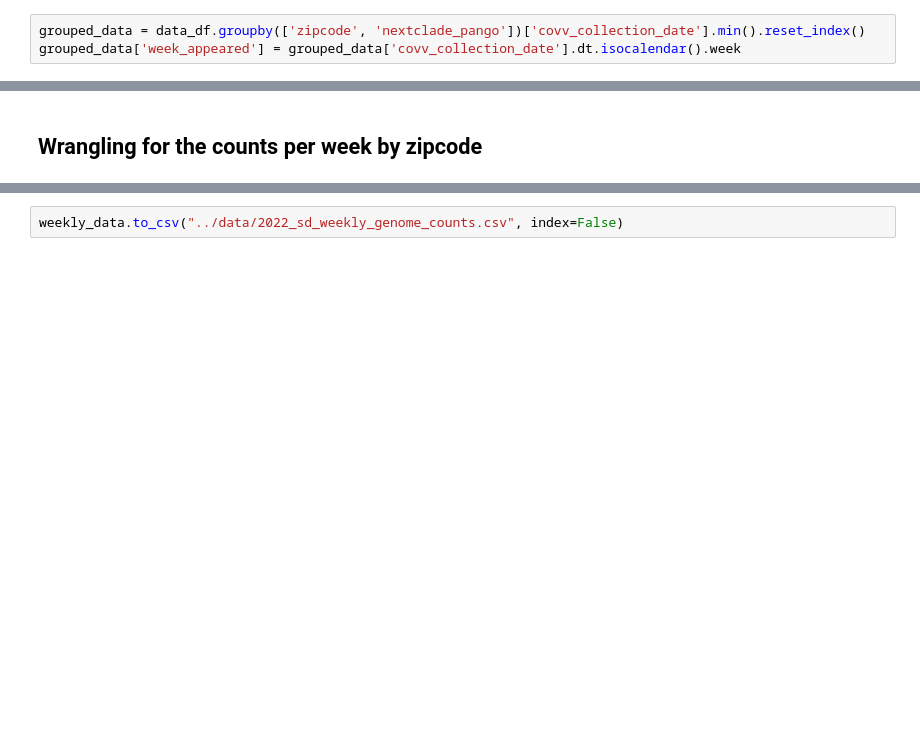
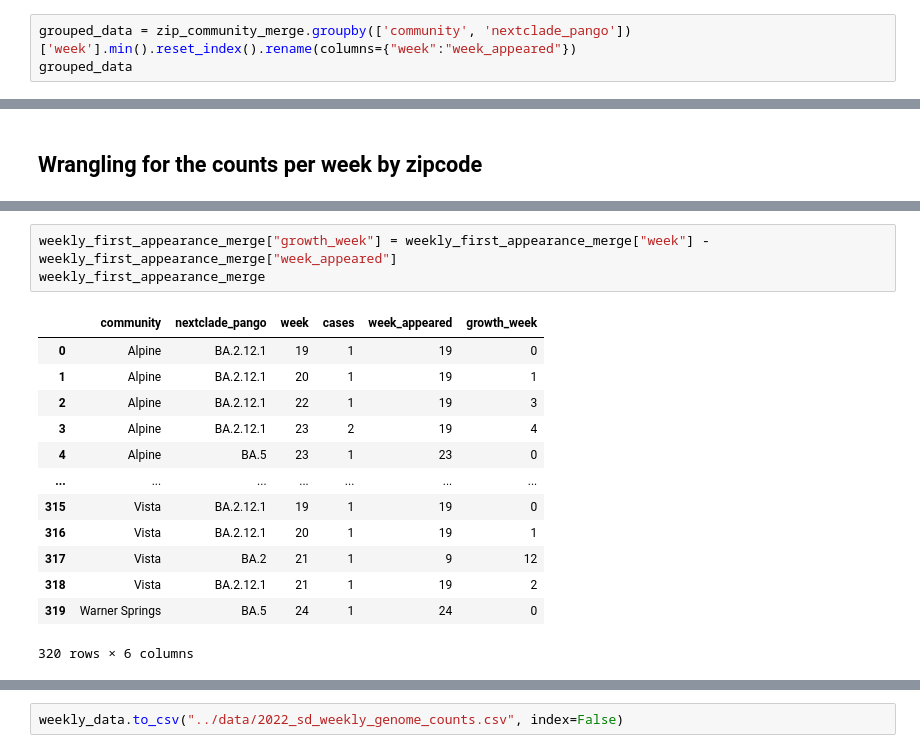
Before and after one commit to NCBI-Codeathons/beyond-phylogenies-team2, a Jupyter notebook: notebooks/data_wrangling_zipcode_lineages.ipynb, the cells around one changed output, grey strips where cells are left out. Saved outputs shown, nothing was run; the diff lists cells and outputs as text; blank space fills up the shorter version.

```diff
--- a/notebooks/data_wrangling_zipcode_lineages.ipynb
+++ b/notebooks/data_wrangling_zipcode_lineages.ipynb
@@ -25,3 +63,3 @@ data_df
 # %%
-grouped_data = data_df.groupby(['zipcode', 'nextclade_pango'])['covv_collection_date'].min().reset_index()
-grouped_data['week_appeared'] = grouped_data['covv_collection_date'].dt.isocalendar().week
+grouped_data = zip_community_merge.groupby(['community', 'nextclade_pango'])['week'].min().reset_index().rename(columns={"week":"week_appeared"})
+grouped_data
@@ -126,0 +154,17 @@ weekly_data
+# %%
+weekly_first_appearance_merge["growth_week"] = weekly_first_appearance_merge["week"] - weekly_first_appearance_merge["week_appeared"]
+weekly_first_appearance_merge
+# %% [output]
+|  | community | nextclade_pango | week | cases | week_appeared | growth_week |
+| 0 | Alpine | BA.2.12.1 | 19 | 1 | 19 | 0 |
+| 1 | Alpine | BA.2.12.1 | 20 | 1 | 19 | 1 |
+| 2 | Alpine | BA.2.12.1 | 22 | 1 | 19 | 3 |
+| 3 | Alpine | BA.2.12.1 | 23 | 2 | 19 | 4 |
+| 4 | Alpine | BA.5 | 23 | 1 | 23 | 0 |
+| ... | ... | ... | ... | ... | ... | ... |
+| 315 | Vista | BA.2.12.1 | 19 | 1 | 19 | 0 |
+| 316 | Vista | BA.2.12.1 | 20 | 1 | 19 | 1 |
+| 317 | Vista | BA.2 | 21 | 1 | 9 | 12 |
+| 318 | Vista | BA.2.12.1 | 21 | 1 | 19 | 2 |
+| 319 | Warner Springs | BA.5 | 24 | 1 | 24 | 0 |
+320 rows × 6 columns
```
Also changed, not shown: parts of 14 cells of this notebook, 2 other files.
